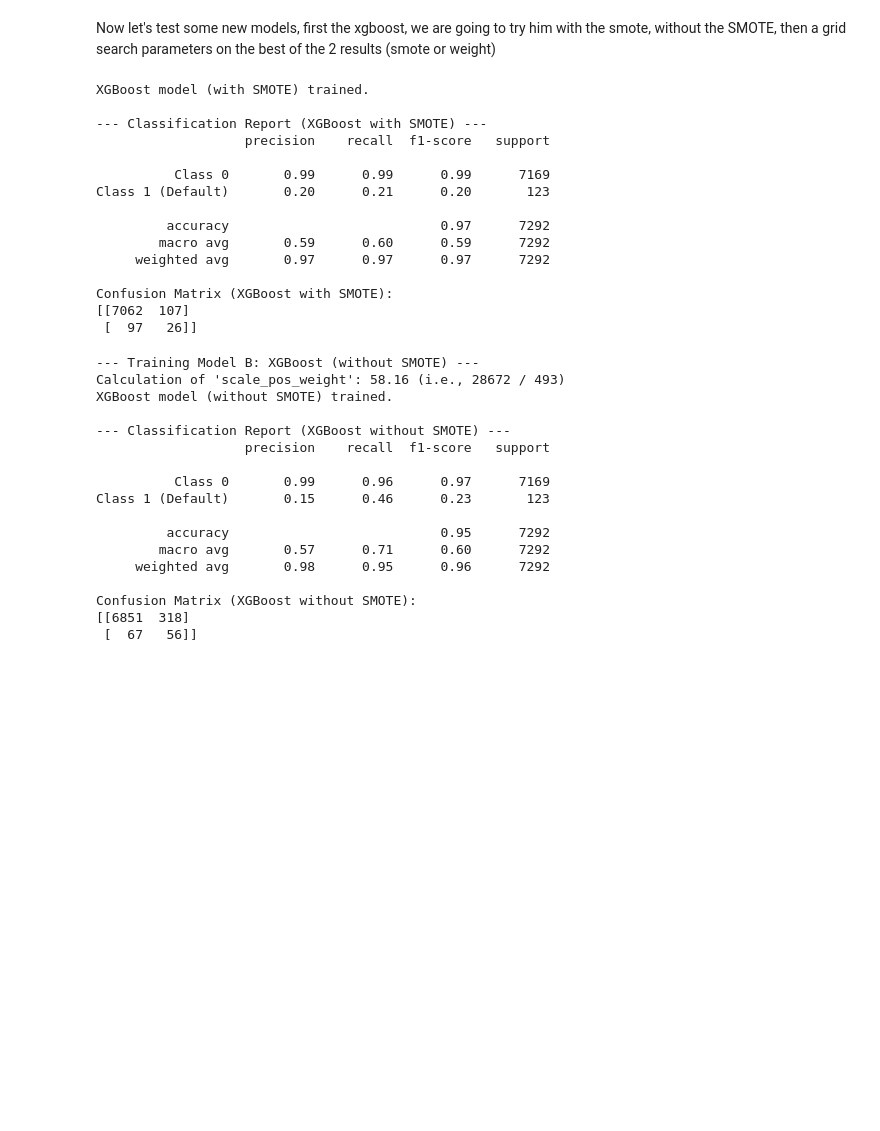
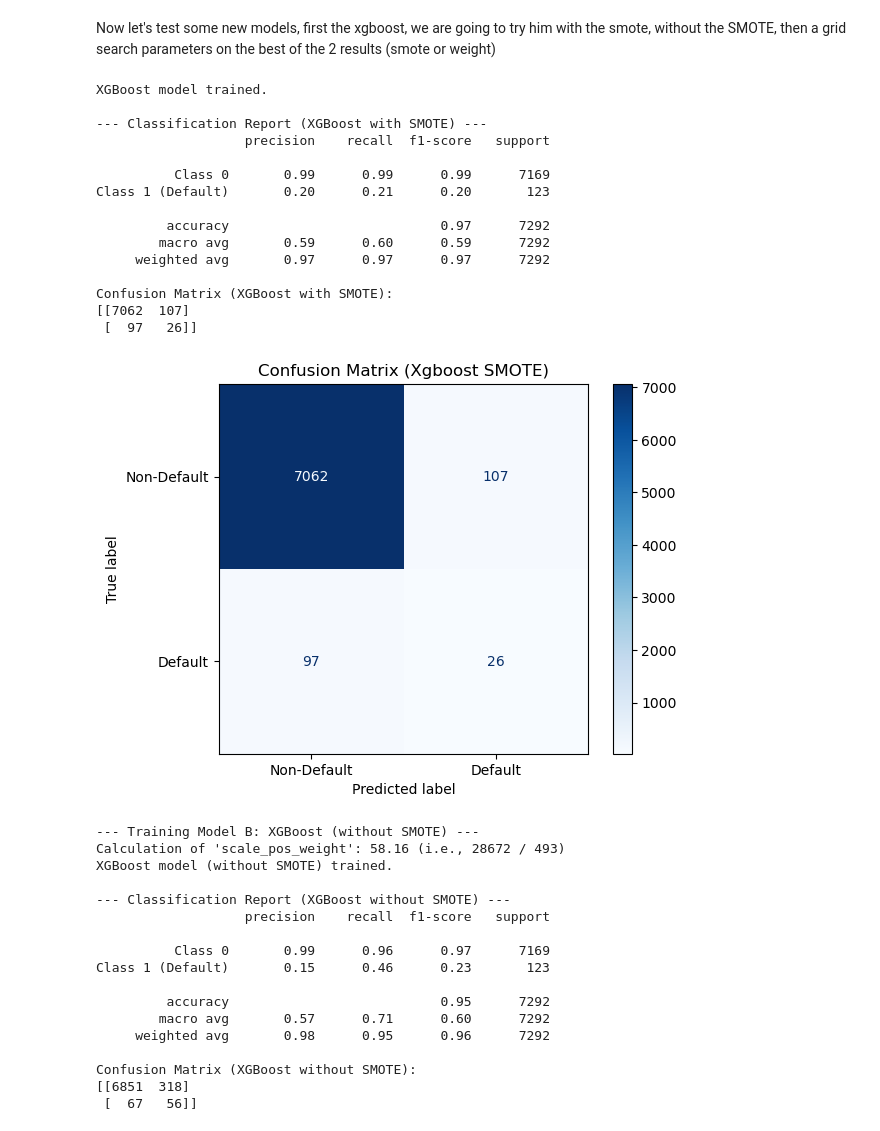
Before and after one commit to Adnbsn/ML_CardFraud, a Jupyter notebook: Project_ML_Adrien_BESSON_Emma_BEKKER.ipynb, the cells around one changed output. Cells and saved outputs as stored; diff of their text form; code cells hidden in the pictures; blank space fills up the shorter version.

```diff
--- a/Project_ML_Adrien_BESSON_Emma_BEKKER.ipynb
+++ b/Project_ML_Adrien_BESSON_Emma_BEKKER.ipynb
@@ -1147,41 +1147,42 @@ xgb_model = XGBClassifier(random_state=42,
                           eval_metric='logloss') # just to suppress the warnings
 
 xgb_model.fit(X_train_smote, y_train_smote)
-print("XGBoost model (with SMOTE) trained.")
+print("XGBoost model trained.")
 
 # Evaluation
 y_pred_xgb = xgb_model.predict(X_test_processed)
 
 print("\n--- Classification Report (XGBoost with SMOTE) ---")
 print(classification_report(y_test, y_pred_xgb, target_names=['Class 0', 'Class 1 (Default)']))
 
-cm_xgb = confusion_matrix(y_test, y_pred_xgb)
+cm_xgb1 = confusion_matrix(y_test, y_pred_xgb)
 print("Confusion Matrix (XGBoost with SMOTE):")
-print(cm_xgb)
+print(cm_xgb1)
 
-disp_knn = ConfusionMatrixDisplay(
-    confusion_matrix=cm_knn,
+disp_xgb1 = ConfusionMatrixDisplay(
+    confusion_matrix=cm_xgb1,
     display_labels=["Non-Default", "Default"]
 )
-disp_knn.plot(cmap="Blues", values_format="d")
-plt.title("Confusion Matrix (K-Nearest Neighbors)")
+disp_xgb1.plot(cmap="Blues", values_format="d")
+plt.title("Confusion Matrix (Xgboost SMOTE)")
 plt.show()
 # %% [output]
-XGBoost model (with SMOTE) trained.
+XGBoost model trained.
 
 --- Classification Report (XGBoost with SMOTE) ---
                    precision    recall  f1-score   support
 
           Class 0       0.99      0.99      0.99      7169
 Class 1 (Default)       0.20      0.21      0.20       123
 
          accuracy                           0.97      7292
         macro avg       0.59      0.60      0.59      7292
      weighted avg       0.97      0.97      0.97      7292
 
 Confusion Matrix (XGBoost with SMOTE):
 [[7062  107]
  [  97   26]]
+[figure, added]
 # %%
 print("\n--- Training Model B: XGBoost (without SMOTE) ---")
 
```
Also changed, not shown: parts of 21 cells of this notebook.
